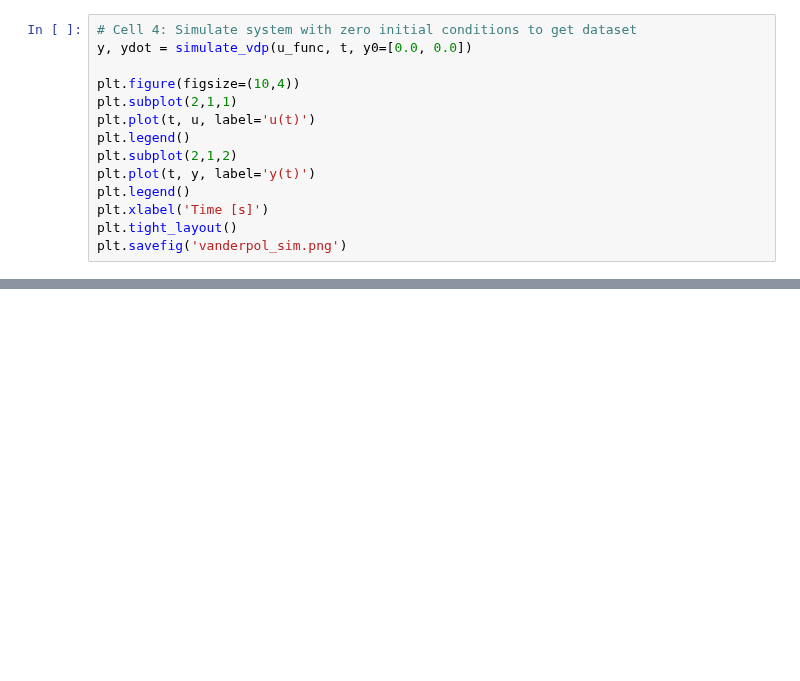
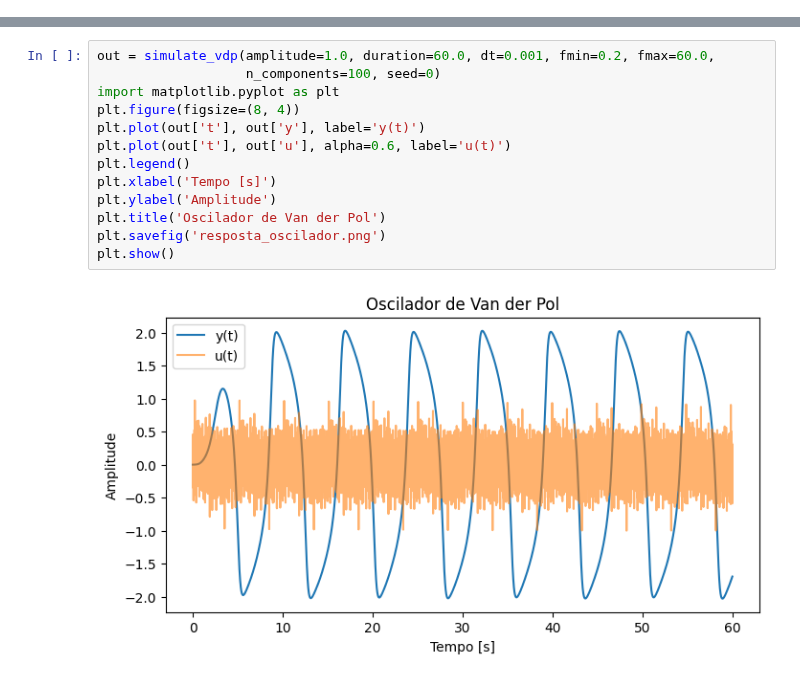
Before and after one commit to eduardo-ufmg/identificacao_de_sistemas_e_estimacao_de_parametros, a Jupyter notebook: 10_nao_linear/vanderpoll.ipynb, the cells around one changed output, grey strips where cells are left out. Saved outputs shown, nothing was run; the diff lists cells and outputs as text; blank space fills up the shorter version.

Commit message:
completa exercicio de vanderpoll

```diff
--- a/10_nao_linear/vanderpoll.ipynb
+++ b/10_nao_linear/vanderpoll.ipynb
@@ -69,14 +0,0 @@ u_func = interp1d(t, u, kind='previous', bounds_error=False)
-# %%
-# Cell 4: Simulate system with zero initial conditions to get dataset
-y, ydot = simulate_vdp(u_func, t, y0=[0.0, 0.0])
-
-plt.figure(figsize=(10,4))
-plt.subplot(2,1,1)
-plt.plot(t, u, label='u(t)')
-plt.legend()
-plt.subplot(2,1,2)
-plt.plot(t, y, label='y(t)')
-plt.legend()
-plt.xlabel('Time [s]')
-plt.tight_layout()
-plt.savefig('vanderpol_sim.png')
@@ -504,0 +130,15 @@ NARX (MLP): 1.6073
+# %%
+out = simulate_vdp(amplitude=1.0, duration=60.0, dt=0.001, fmin=0.2, fmax=60.0,
+                   n_components=100, seed=0)
+import matplotlib.pyplot as plt
+plt.figure(figsize=(8, 4))
+plt.plot(out['t'], out['y'], label='y(t)')
+plt.plot(out['t'], out['u'], alpha=0.6, label='u(t)')
+plt.legend()
+plt.xlabel('Tempo [s]')
+plt.ylabel('Amplitude')
+plt.title('Oscilador de Van der Pol')
+plt.savefig('resposta_oscilador.png')
+plt.show()
+# %% [output]
+[figure, added]
```
Also changed, not shown: parts of 38 cells of this notebook, 7 other files.
